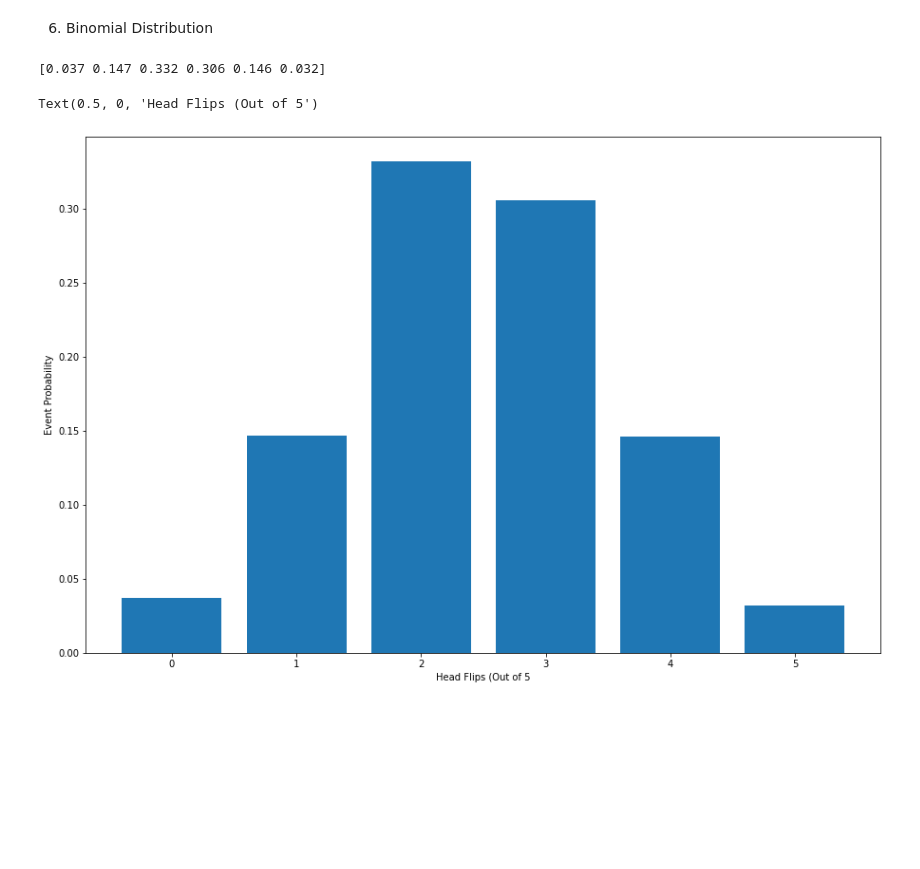
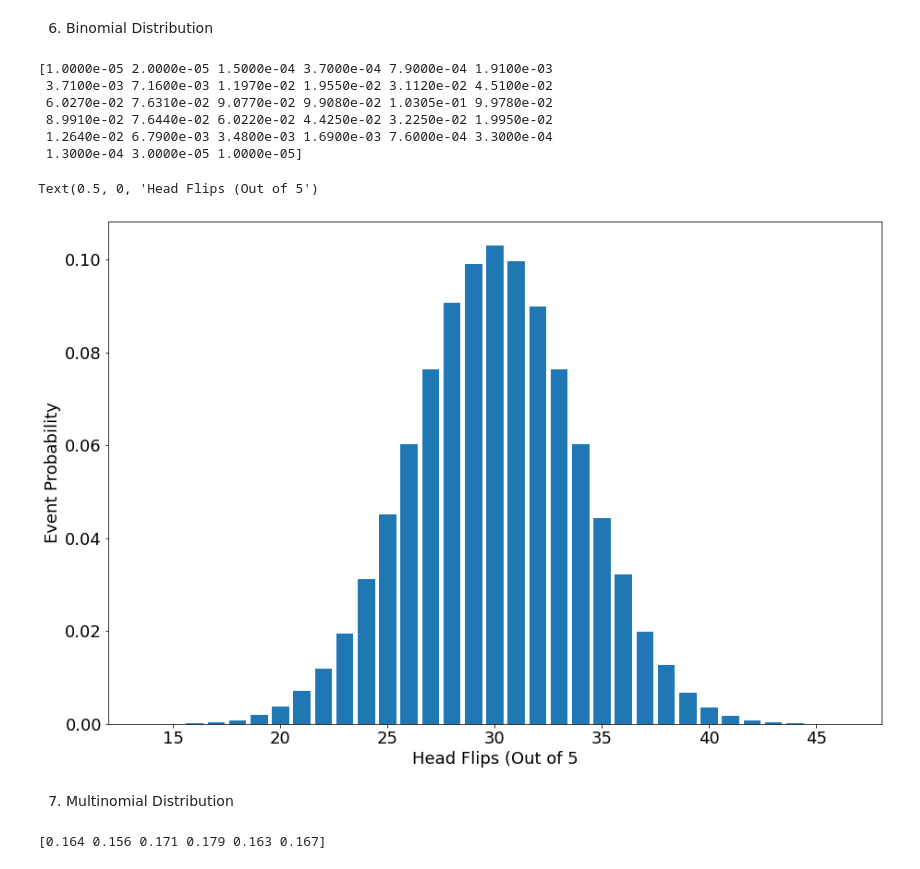
Before and after one commit to maxwell-ebert/Mammoth-Interactive-ML-Fundamentals, a Jupyter notebook: Lesson 2/Machine_Learning_Fundamentals_Distributions.ipynb, the cells around one changed output. Cells and saved outputs as stored; diff of their text form; code cells hidden in the pictures; blank space fills up the shorter version.

```diff
--- a/Lesson 2/Machine_Learning_Fundamentals_Distributions.ipynb
+++ b/Lesson 2/Machine_Learning_Fundamentals_Distributions.ipynb
@@ -75,9 +75,9 @@ graph = seaborn.displot(data)
 # %%
 import numpy
 
-number_of_trials = 5
+number_of_trials = 60
 
-number_of_experiments = 1000
+number_of_experiments = 100000
 
 probability_of_heads = 0.5
 
@@ -91,17 +91,38 @@ probability_of_heads_in_experiments = event_count/number_of_experiments
 
 print(probability_of_heads_in_experiments)
 # %% [output]
-[0.037 0.147 0.332 0.306 0.146 0.032]
+[1.0000e-05 2.0000e-05 1.5000e-04 3.7000e-04 7.9000e-04 1.9100e-03
+ 3.7100e-03 7.1600e-03 1.1970e-02 1.9550e-02 3.1120e-02 4.5100e-02
+ 6.0270e-02 7.6310e-02 9.0770e-02 9.9080e-02 1.0305e-01 9.9780e-02
+ 8.9910e-02 7.6440e-02 6.0220e-02 4.4250e-02 3.2250e-02 1.9950e-02
+ 1.2640e-02 6.7900e-03 3.4800e-03 1.6900e-03 7.6000e-04 3.3000e-04
+ 1.3000e-04 3.0000e-05 1.0000e-05]
 # %%
 import matplotlib.pyplot as pyplot
 
 pyplot.figure(figsize = (15,10))
+
+pyplot.rcParams.update({'font.size' : 18})
 
 pyplot.bar(heads, probability_of_heads_in_experiments)
 
 pyplot.ylabel('Event Probability')
 
 pyplot.xlabel('Head Flips (Out of 5')
 # %% [output]
 Text(0.5, 0, 'Head Flips (Out of 5')
-[figure, old version]
+[figure, new version]
+# %% [markdown]
+7. Multinomial Distribution
+# %%
+import numpy
+
+number_of_experiments = 1000
+
+rolls = numpy.random.multinomial(number_of_experiments, [1/6.]*6)
+
+event_probability = rolls/number_of_experiments
+
+print(event_probability)
+# %% [output]
+[0.164 0.156 0.171 0.179 0.163 0.167]
```
Also changed, not shown: parts of 4 cells of this notebook, 3 other files.
